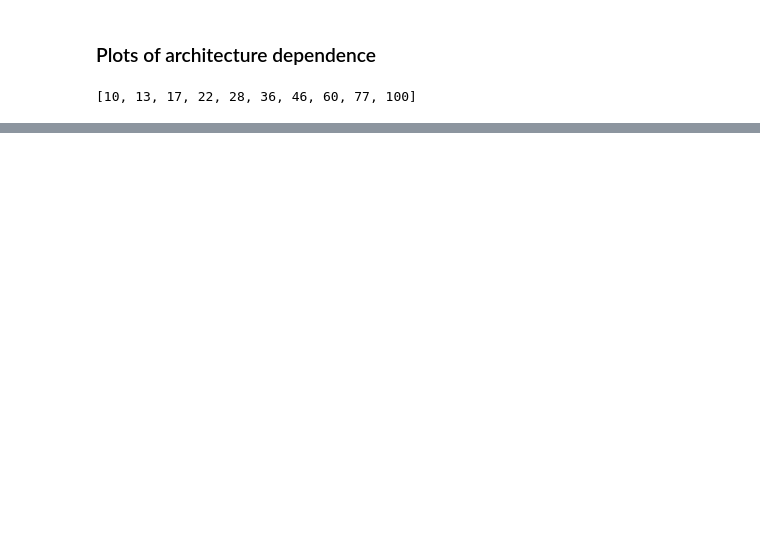
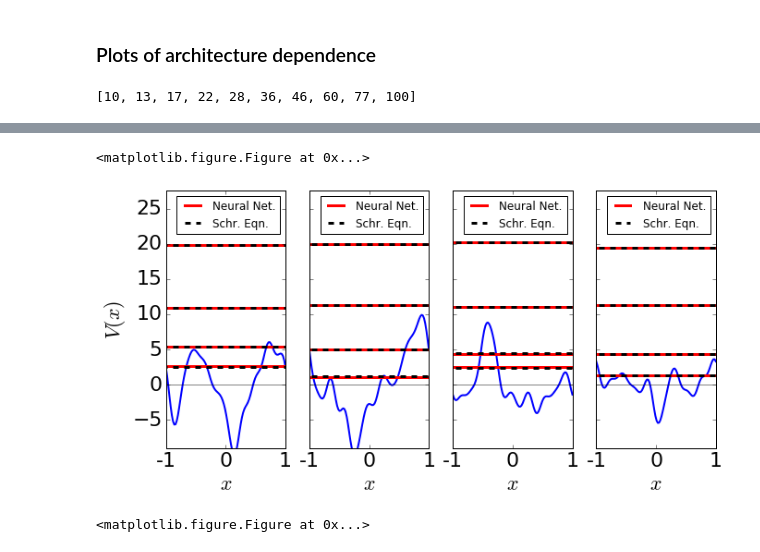
Before and after one commit to dhudsmith/qmnnet, a Jupyter notebook: jupyter/pred_error_and_time.ipynb, the cells around one changed output, grey strips where cells are left out. Saved outputs shown, nothing was run; the diff lists cells and outputs as text; code cells hidden in the pictures; blank space fills up the shorter version.

```diff
--- a/jupyter/pred_error_and_time.ipynb
+++ b/jupyter/pred_error_and_time.ipynb
@@ -365,0 +378,4 @@ plt.draw()
+# %%
+# Fit the model
+model.set_params(regr__hidden_layer_sizes = (50,))
+model.fit(X_train,y_train)
@@ -365,0 +389,10 @@ plt.draw()
+# %%
+# Predict on the test set
+y_pred = model.predict(X_test)
+
+# Load in the scale factors
+mu, sig = np.load("../Data/eigenvaluesScalings_NV100000_NB10_lam0.75_V2010.npy")[:,0:10]
+
+# Rescale the eigenvalues
+y_pred_scaled = y_pred*np.sqrt(V20)
+y_test_scaled = y_test*np.sqrt(V20)
@@ -365,0 +413,44 @@ plt.draw()
+# %%
+nrows = 1
+ncols = 4
+nplot = nrows * ncols
+indplt = randint(0,X_test.shape[0], nplot)
+numeigsplt = 4
+
+def E0(n):
+    return n**2 * np.pi**2 / 8.
+
+plt.clf()
+fig, axes = plt.subplots(nrows = nrows, ncols = ncols)
+fig.set_size_inches(8+8./3.,5)
+subax = axes.flat
+
+for i in range(0, len(indplt)):
+        subax[i].plot(xs, X_test[indplt[i]], linewidth = 2, label='$V(x)$')
+        subax[i].axhline(y=0,xmin=-1,xmax=1, linestyle='solid' ,color = 'k', lw=0.5)
+        for j in range(0, numeigsplt):
+            lastaxNN = subax[i].axhline(y=E0(j+1)+y_pred_scaled[indplt[i],j], xmin = -1, xmax = 1,
+                             ls = 'solid', color = 'r', lw = 3, label = 'Neural Network')
+            lastaxSE = subax[i].axhline(y=E0(j+1)+y_test_scaled[indplt[i],j], xmin = -1, xmax = 1,
+                             ls = 'dashed', color = 'k', lw =3, label = 'Schr. Eqn.')
+
+        subax[i].set_xlabel("$x$")
+        if i ==0:
+            subax[i].set_ylabel("$V(x)$")
+        if i!=0:
+            subax[i].set_yticklabels([])
+        subax[i].set_ylim((-2.85*np.sqrt(V20),1.4*E0(numeigsplt)))
+        subax[i].legend([lastaxNN, lastaxSE], ["Neural Net.", "Schr. Eqn."], fontsize=12)
+
+        # Ticks
+        subax[i].set_xticks([-1,0,1])
+        subax[i].set_xticklabels([-1,0,1])
+
+# plt.tight_layout();
+plt.show();
+plt.draw()
+fig.savefig("../Presentation/Plots/results.png")
+# %% [output]
+<matplotlib.figure.Figure at 0x...>
+[figure, added]
+<matplotlib.figure.Figure at 0x...>
```
Also changed, not shown: parts of 9 cells of this notebook, 12 other files.
